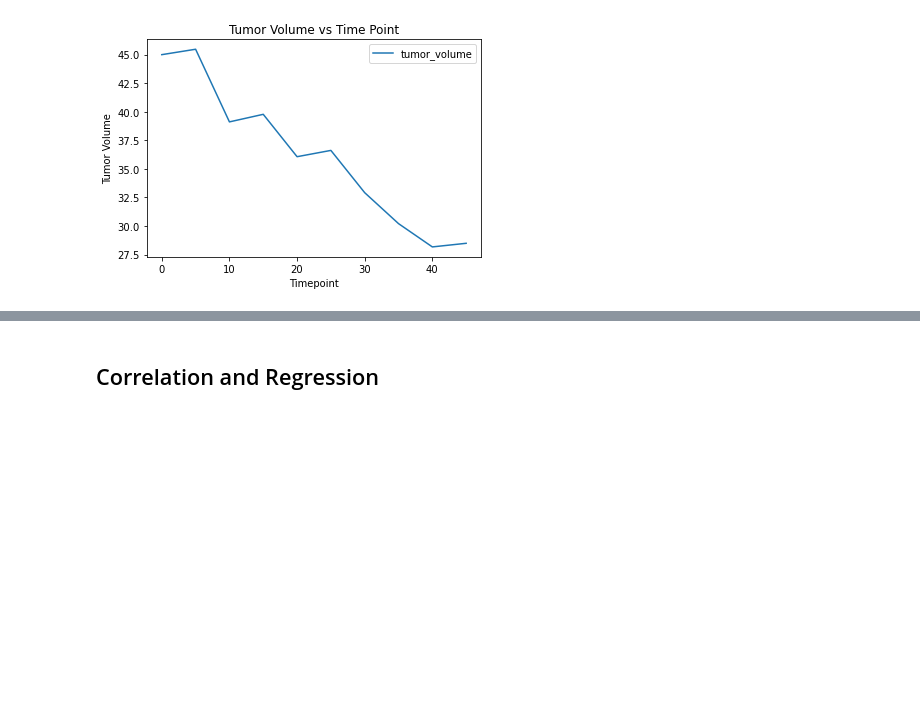
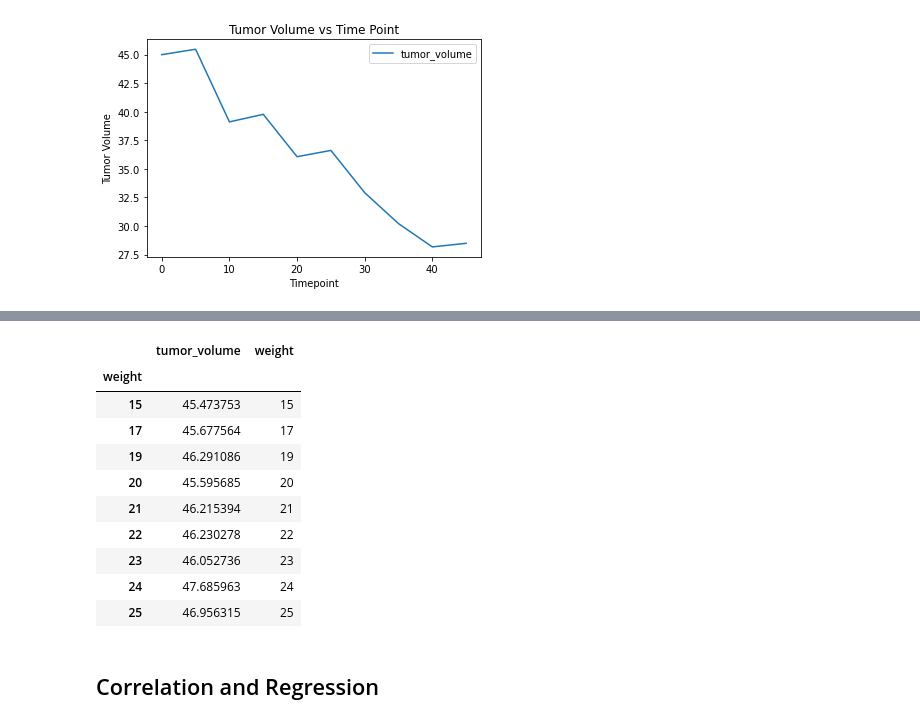
Before and after one commit to usa4148/the-power-of-plots, a Jupyter notebook: pymaceuticals_starter.ipynb, the cells around one changed output, grey strips where cells are left out. Saved outputs shown, nothing was run; the diff lists cells and outputs as text; code cells hidden in the pictures; blank space fills up the shorter version.

```diff
--- a/pymaceuticals_starter.ipynb
+++ b/pymaceuticals_starter.ipynb
@@ -385,3 +414,17 @@ mousedata_df.set_index('timepoint').plot(xlabel='Timepoint',ylabel='Tumor Volume
+# %%
+cap_plot #.plot.scatter()
+# %% [output]
+|  | tumor_volume | weight |
+| weight |  |  |
+| 15 | 45.473753 | 15 |
+| 17 | 45.677564 | 17 |
+| 19 | 46.291086 | 19 |
+| 20 | 45.595685 | 20 |
+| 21 | 46.215394 | 21 |
+| 22 | 46.230278 | 22 |
+| 23 | 46.052736 | 23 |
+| 24 | 47.685963 | 24 |
+| 25 | 46.956315 | 25 |
 # %% [markdown]
 ## Correlation and Regression
 # %%
```
Also changed, not shown: parts of 2 cells of this notebook.
